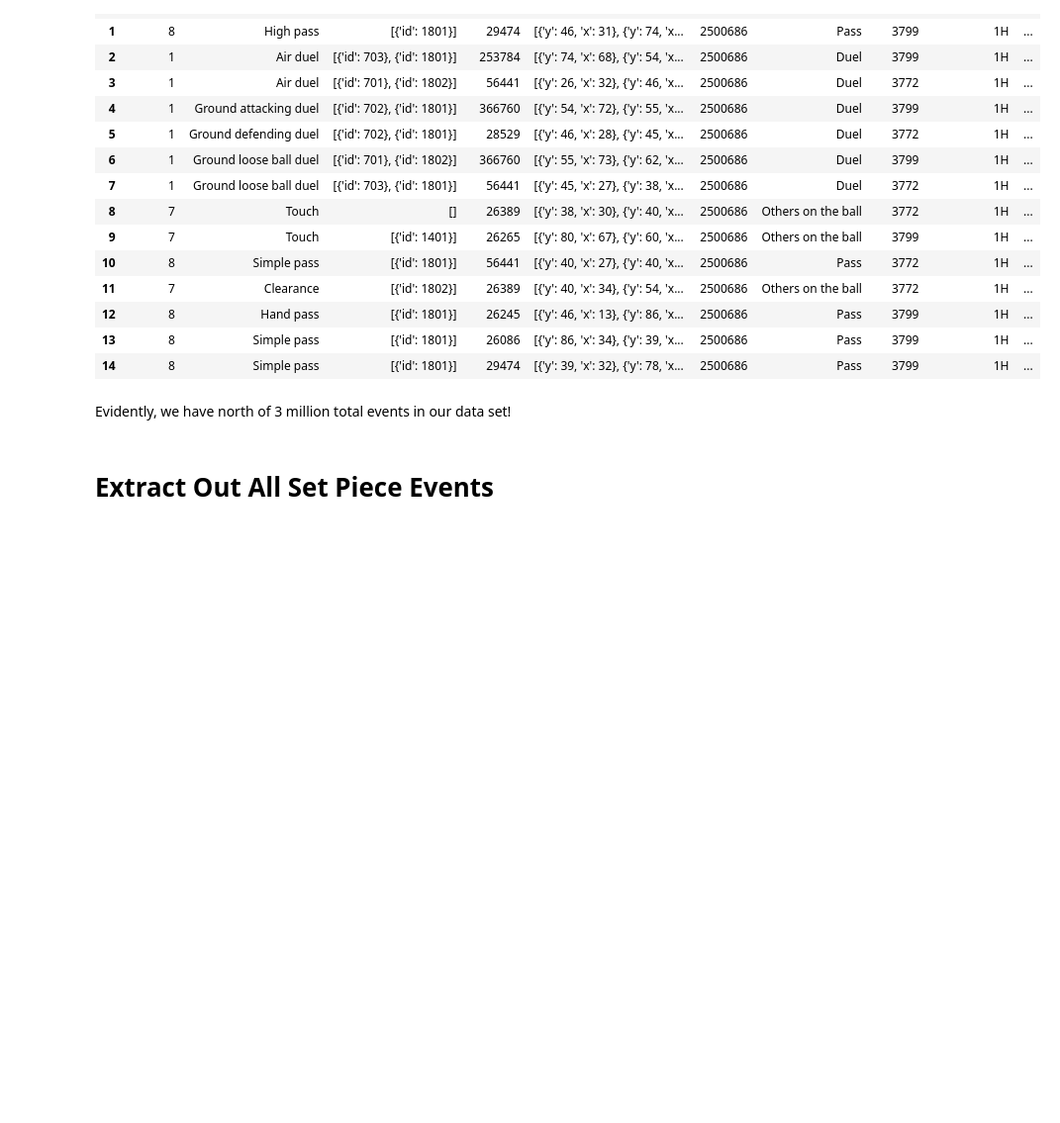
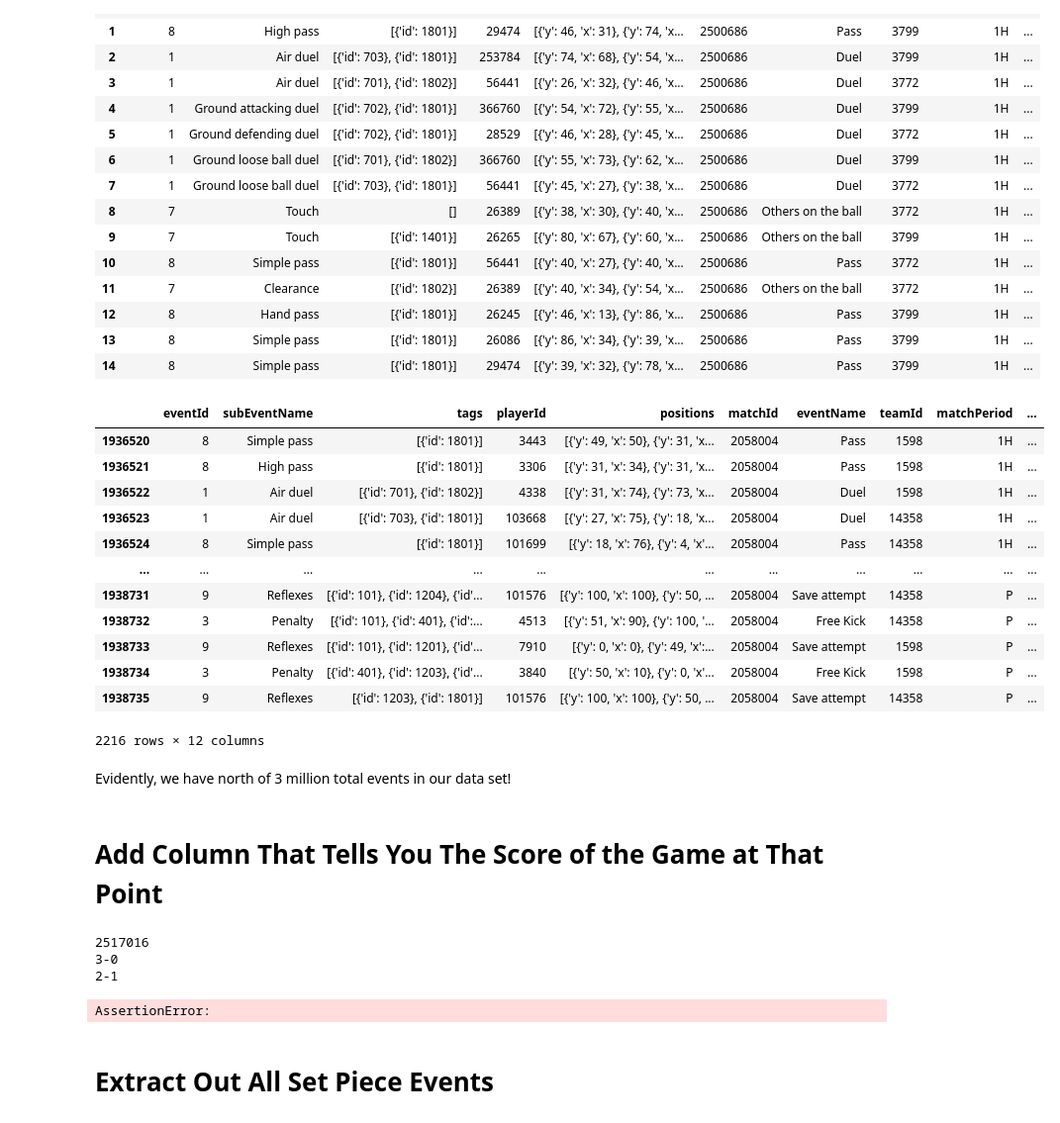
Before and after one commit to gosebastian12/Set_Piece_Strategy, a Jupyter notebook: notebooks/1_Obtaining_Set_Piece_Data.ipynb, the cells around one changed output. Shown at 99% size. Cells and saved outputs as stored; diff of their text form; code cells hidden in the pictures; blank space fills up the shorter version.

```diff
--- a/notebooks/1_Obtaining_Set_Piece_Data.ipynb
+++ b/notebooks/1_Obtaining_Set_Piece_Data.ipynb
@@ -15,7 +17,7 @@ from src.data import set_piece_extractor as spe
 # %% [markdown]
 # Load in Full Original Data
 # %%
-full_df = data_loader.raw_event_data("all")
+full_df = ct.EVENTS_DF
 full_df.head(n=15)
 # %% [output]
 |  | eventId | subEventName | tags | playerId | positions | matchId | eventName | teamId | matchPeriod | ... |
@@ -34,8 +36,33 @@ full_df.head(n=15)
 | 12 | 8 | Hand pass | [{'id': 1801}] | 26245 | [{'y': 46, 'x': 13}, {'y': 86, 'x... | 2500686 | Pass | 3799 | 1H | ... |
 | 13 | 8 | Simple pass | [{'id': 1801}] | 26086 | [{'y': 86, 'x': 34}, {'y': 39, 'x... | 2500686 | Pass | 3799 | 1H | ... |
 | 14 | 8 | Simple pass | [{'id': 1801}] | 29474 | [{'y': 39, 'x': 32}, {'y': 78, 'x... | 2500686 | Pass | 3799 | 1H | ... |
+# %%
+full_df[full_df.matchId == 2058004]
+# %% [output]
+|  | eventId | subEventName | tags | playerId | positions | matchId | eventName | teamId | matchPeriod | ... |
+| 1936520 | 8 | Simple pass | [{'id': 1801}] | 3443 | [{'y': 49, 'x': 50}, {'y': 31, 'x... | 2058004 | Pass | 1598 | 1H | ... |
+| 1936521 | 8 | High pass | [{'id': 1801}] | 3306 | [{'y': 31, 'x': 34}, {'y': 31, 'x... | 2058004 | Pass | 1598 | 1H | ... |
+| 1936522 | 1 | Air duel | [{'id': 701}, {'id': 1802}] | 4338 | [{'y': 31, 'x': 74}, {'y': 73, 'x... | 2058004 | Duel | 1598 | 1H | ... |
+| 1936523 | 1 | Air duel | [{'id': 703}, {'id': 1801}] | 103668 | [{'y': 27, 'x': 75}, {'y': 18, 'x... | 2058004 | Duel | 14358 | 1H | ... |
+| 1936524 | 8 | Simple pass | [{'id': 1801}] | 101699 | [{'y': 18, 'x': 76}, {'y': 4, 'x'... | 2058004 | Pass | 14358 | 1H | ... |
+| ... | ... | ... | ... | ... | ... | ... | ... | ... | ... | ... |
+| 1938731 | 9 | Reflexes | [{'id': 101}, {'id': 1204}, {'id'... | 101576 | [{'y': 100, 'x': 100}, {'y': 50, ... | 2058004 | Save attempt | 14358 | P | ... |
+| 1938732 | 3 | Penalty | [{'id': 101}, {'id': 401}, {'id':... | 4513 | [{'y': 51, 'x': 90}, {'y': 100, '... | 2058004 | Free Kick | 14358 | P | ... |
+| 1938733 | 9 | Reflexes | [{'id': 101}, {'id': 1201}, {'id'... | 7910 | [{'y': 0, 'x': 0}, {'y': 49, 'x':... | 2058004 | Save attempt | 1598 | P | ... |
+| 1938734 | 3 | Penalty | [{'id': 401}, {'id': 1203}, {'id'... | 3840 | [{'y': 50, 'x': 10}, {'y': 0, 'x'... | 2058004 | Free Kick | 1598 | P | ... |
+| 1938735 | 9 | Reflexes | [{'id': 1203}, {'id': 1801}] | 101576 | [{'y': 100, 'x': 100}, {'y': 50, ... | 2058004 | Save attempt | 14358 | P | ... |
+2216 rows × 12 columns
 # %% [markdown]
 Evidently, we have north of 3 million total events in our data set!
+# %% [markdown]
+# Add Column That Tells You The Score of the Game at That Point
+# %%
+clustering_features = fe.basic_instance_features(full_df)
+# %% [output]
+2517016
+3-0
+2-1
+AssertionError:
 # %% [markdown]
 # Extract Out All Set Piece Events
 # %% [markdown]
```
Also changed, not shown: parts of 2 cells of this notebook, 8 other files.
